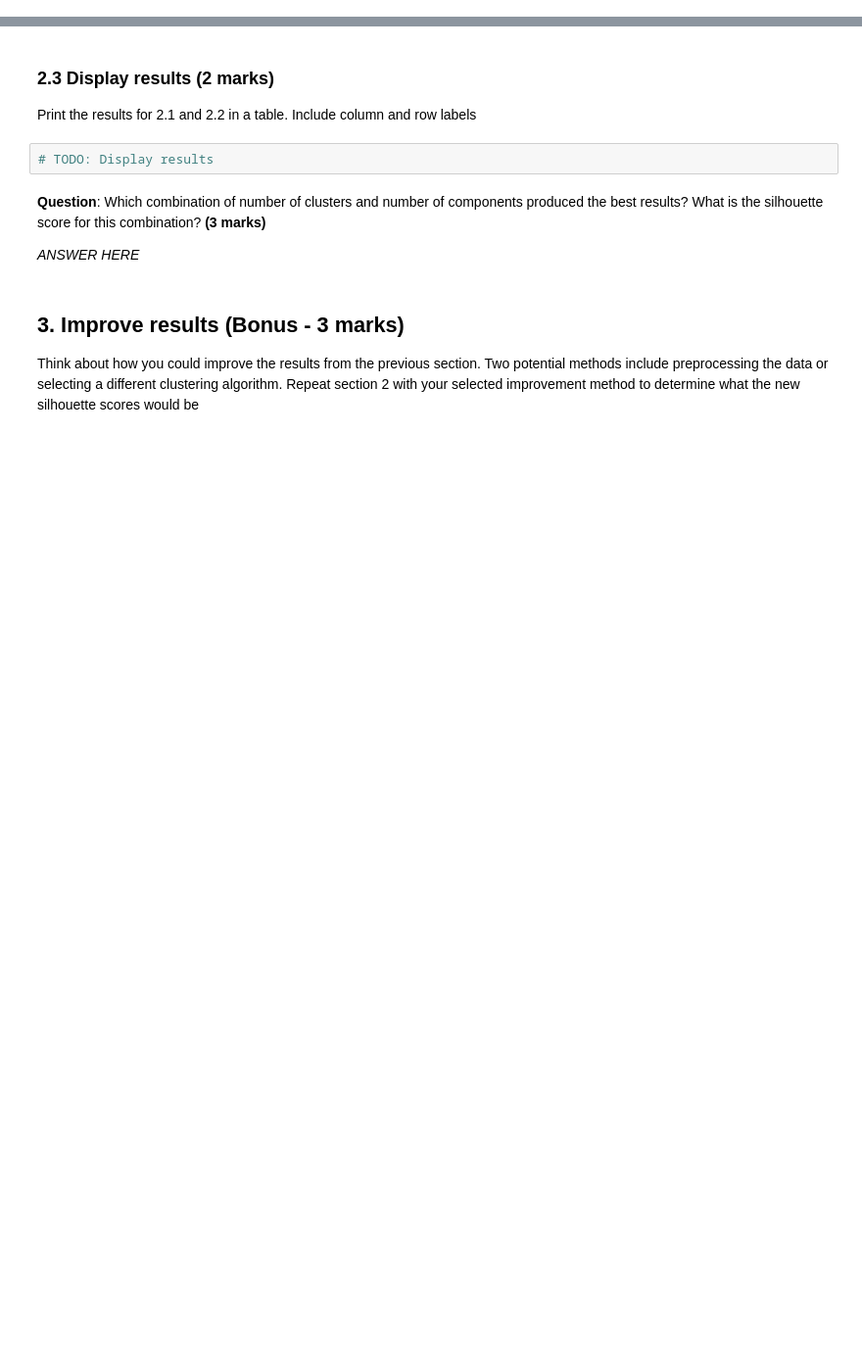
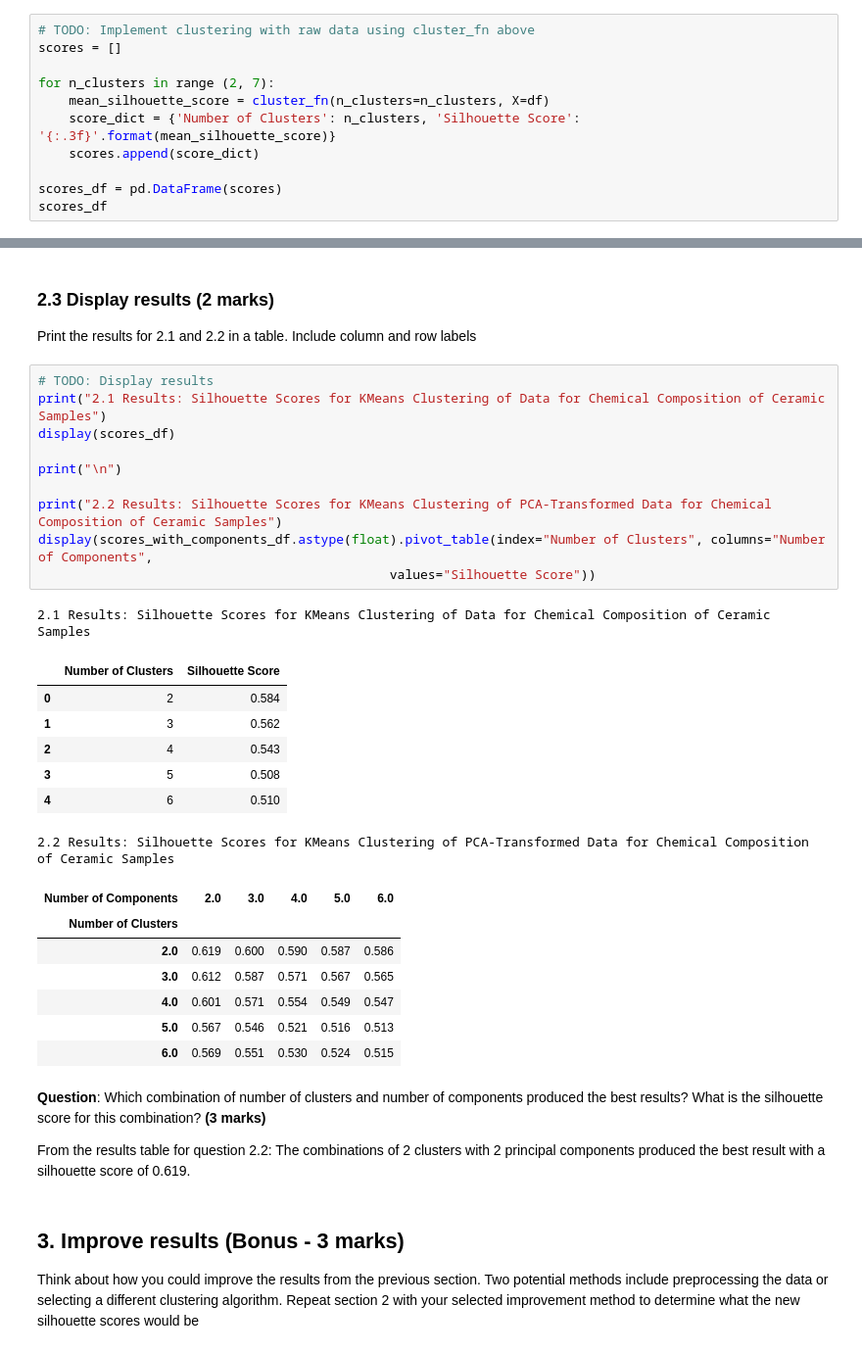
Before and after one commit to mileuc/ensf-611-lab3, a Jupyter notebook: Lab3-2.ipynb, the cells around one changed output, grey strips where cells are left out. Shown at 98% size. Saved outputs shown, nothing was run; the diff lists cells and outputs as text; blank space fills up the shorter version.

```diff
--- a/Lab3-2.ipynb
+++ b/Lab3-2.ipynb
@@ -62,0 +78,11 @@ Implement Kmeans clustering using the raw data. Compare the silhouette scores us
+# %%
+# TODO: Implement clustering with raw data using cluster_fn above
+scores = []
+
+for n_clusters in range (2, 7):
+    mean_silhouette_score = cluster_fn(n_clusters=n_clusters, X=df)
+    score_dict = {'Number of Clusters': n_clusters, 'Silhouette Score': '{:.3f}'.format(mean_silhouette_score)}
+    scores.append(score_dict)
+
+scores_df = pd.DataFrame(scores)
+scores_df
@@ -70,12 +114,36 @@ Implement Kmeans clustering using the PCA-transformed data. Compare the silhouet
 ### 2.3 Display results (2 marks)
 
 Print the results for 2.1 and 2.2 in a table. Include column and row labels
-# %%
-# TODO: Display results
+# %%
+# TODO: Display results
+print("2.1 Results: Silhouette Scores for KMeans Clustering of Data for Chemical Composition of Ceramic Samples")
+display(scores_df)
+
+print("\n")
+
+print("2.2 Results: Silhouette Scores for KMeans Clustering of PCA-Transformed Data for Chemical Composition of Ceramic Samples")
+display(scores_with_components_df.astype(float).pivot_table(index="Number of Clusters", columns="Number of Components",
+                                              values="Silhouette Score"))
+# %% [output]
+2.1 Results: Silhouette Scores for KMeans Clustering of Data for Chemical Composition of Ceramic Samples
+|  | Number of Clusters | Silhouette Score |
+| 0 | 2 | 0.584 |
+| 1 | 3 | 0.562 |
+| 2 | 4 | 0.543 |
+| 3 | 5 | 0.508 |
+| 4 | 6 | 0.510 |
+2.2 Results: Silhouette Scores for KMeans Clustering of PCA-Transformed Data for Chemical Composition of Ceramic Samples
+| Number of Components | 2.0 | 3.0 | 4.0 | 5.0 | 6.0 |
+| Number of Clusters |  |  |  |  |  |
+| 2.0 | 0.619 | 0.600 | 0.590 | 0.587 | 0.586 |
+| 3.0 | 0.612 | 0.587 | 0.571 | 0.567 | 0.565 |
+| 4.0 | 0.601 | 0.571 | 0.554 | 0.549 | 0.547 |
+| 5.0 | 0.567 | 0.546 | 0.521 | 0.516 | 0.513 |
+| 6.0 | 0.569 | 0.551 | 0.530 | 0.524 | 0.515 |
 # %% [markdown]
 **Question**: Which combination of number of clusters and number of components produced the best results? What is the silhouette score for this combination? **(3 marks)**
 
-*ANSWER HERE*
+From the results table for question 2.2: The combinations of 2 clusters with 2 principal components produced the best result with a silhouette score of 0.619.
 # %% [markdown]
 ## 3. Improve results (Bonus - 3 marks)
 
```
Also changed, not shown: parts of 15 cells of this notebook, 2 other files.
